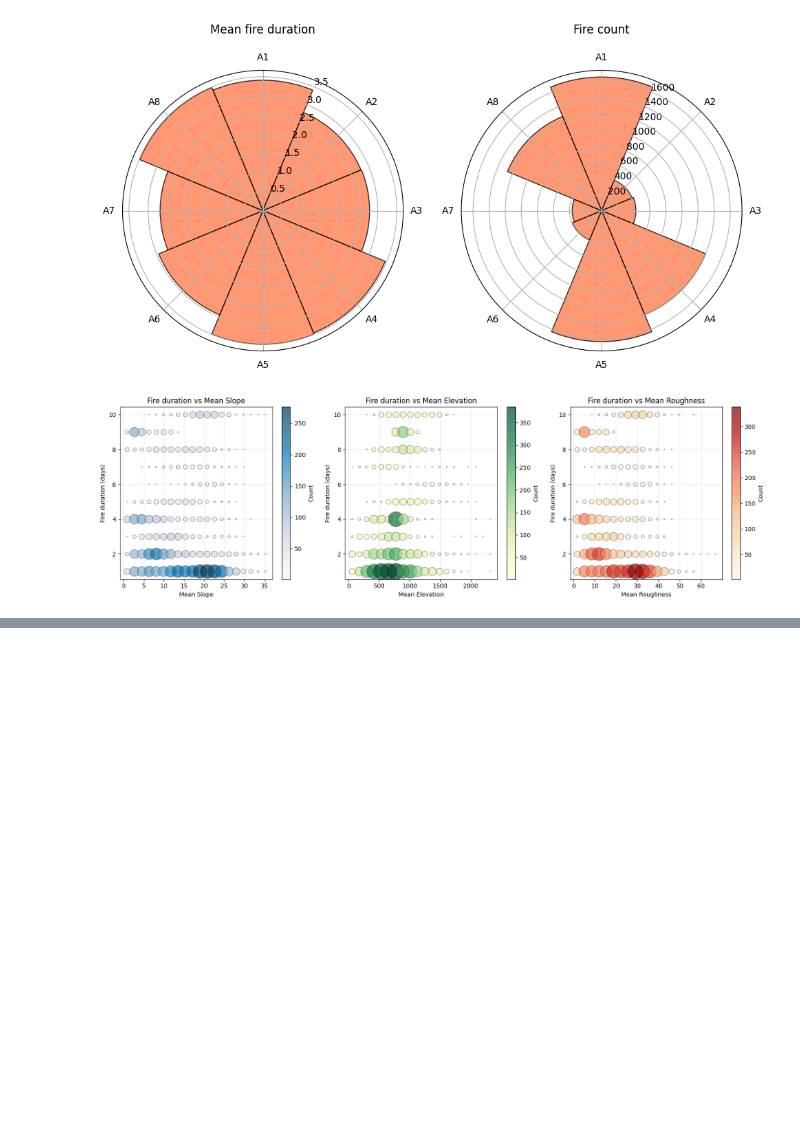
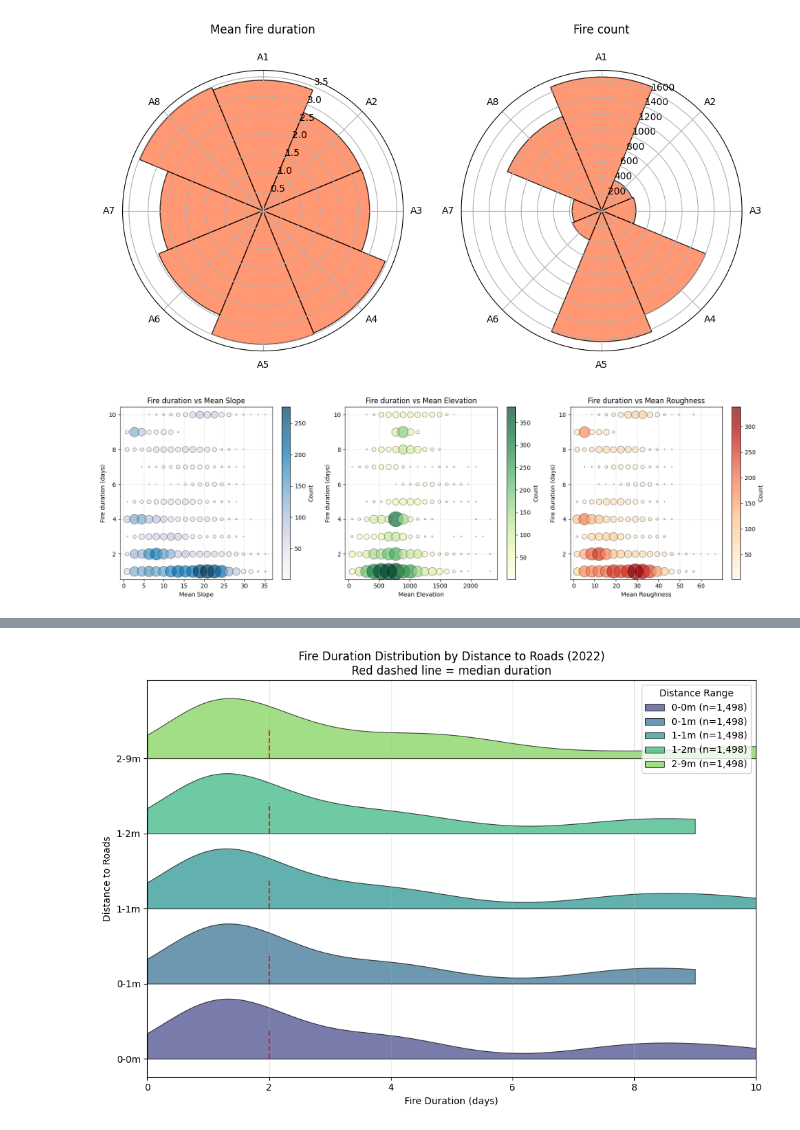
Before and after one commit to EstherRH00/IberFire, a Jupyter notebook: Part 2.ipynb, the cells around one changed output, grey strips where cells are left out. Drawn from its saved outputs; the diff is of its cells as text; code cells hidden in the pictures; blank space fills up the shorter version.

```diff
--- a/Part 2.ipynb
+++ b/Part 2.ipynb
@@ -468,0 +951,75 @@ plt.show()
+# %%
+# ============================================================
+# VISUALIZATION 5: Ridgeline Plot (FIXED with range labels)
+# ============================================================
+plt.close('all')
+
+from scipy.stats import gaussian_kde
+
+# Create distance bins and get edges
+df_fires["roads_cat"], roads_edges = pd.qcut(
+    df_fires["dist_roads_mean"],
+    q=5,
+    labels=False,
+    retbins=True,
+    duplicates="drop"
+)
+
+# Create labels with ranges
+n_cats = len(roads_edges) - 1
+categories = [f"{roads_edges[i]:.0f}-{roads_edges[i+1]:.0f}m" for i in range(n_cats)]
+df_fires["roads_cat_label"] = df_fires["roads_cat"].map(
+    {i: categories[i] for i in range(n_cats)}
+)
+
+colors = plt.cm.viridis(np.linspace(0.2, 0.8, n_cats))
+
+fig, ax = plt.subplots(figsize=(10, 7))
+
+for i, (cat, color) in enumerate(zip(categories, colors)):
+    subset = df_fires[df_fires["roads_cat_label"] == cat]["duration"]
+
+    if len(subset) > 10:
+        try:
+            kde = gaussian_kde(subset, bw_method=0.3)
+            x_range = np.linspace(0, subset.quantile(0.95), 200)
+            density = kde(x_range)
+
+            density_scaled = density / density.max() * 0.8
+            baseline = i
+
+            ax.fill_between(
+                x_range,
+                baseline,
+                baseline + density_scaled,
+                color=color,
+                alpha=0.7,
+                edgecolor="black",
+                linewidth=0.8,
+                label=f"{cat} (n={len(subset):,})"
+            )
+
+            # Add median line
+            median = subset.median()
+            ax.vlines(x=median, ymin=baseline, ymax=baseline + 0.4,
+                     color="red", linestyle="--", linewidth=1.5, alpha=0.8)
+
+        except Exception as e:
+            print(f"Could not plot {cat}: {e}")
+
+ax.set_yticks(range(n_cats))
+ax.set_yticklabels(categories)
+ax.set_xlabel("Fire Duration (days)")
+ax.set_ylabel("Distance to Roads")
+ax.set_title("Fire Duration Distribution by Distance to Roads (2022)\n"
+             "Red dashed line = median duration", fontsize=12)
+
+ax.set_xlim(0, df_fires["duration"].quantile(0.95))
+ax.grid(axis="x", alpha=0.3)
+
+ax.legend(loc="upper right", title="Distance Range")
+
+plt.tight_layout()
+plt.show()
+# %% [output]
+[figure, added]
```
Also changed, not shown: parts of 18 cells of this notebook.
